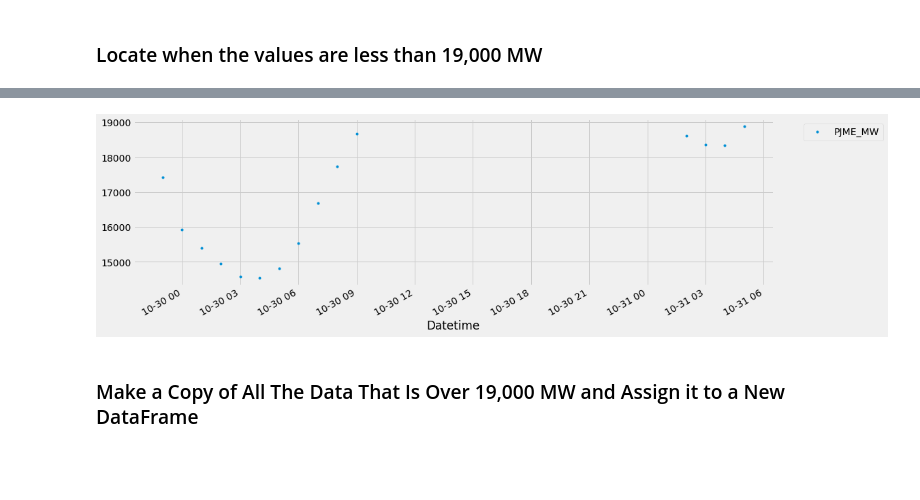
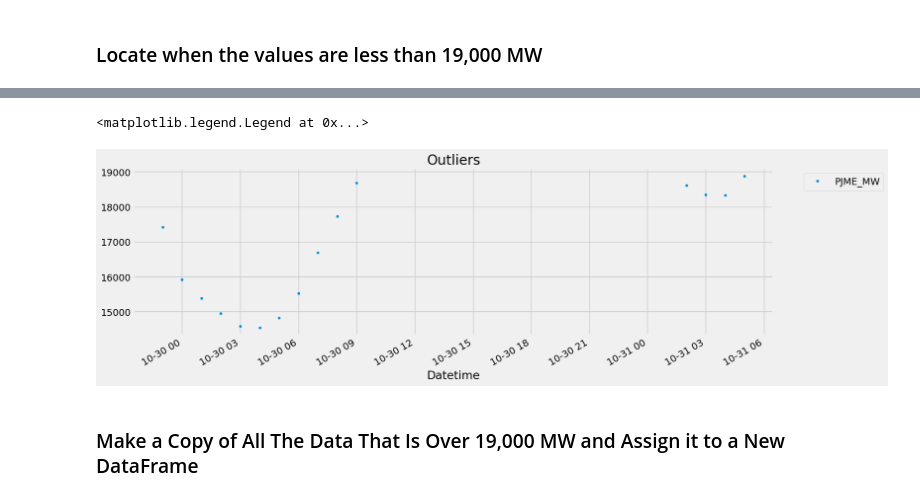
Before and after one commit to Ethann93/Time-Series-Forecasting-with-XGBoost-Cross-Validation-, a Jupyter notebook: Time Series Forecasting with XGBoost & Cross-Validation .ipynb, the cells around one changed output, grey strips where cells are left out. Saved outputs shown, nothing was run; the diff lists cells and outputs as text; code cells hidden in the pictures; blank space fills up the shorter version.

```diff
--- a/Time Series Forecasting with XGBoost & Cross-Validation .ipynb
+++ b/Time Series Forecasting with XGBoost & Cross-Validation .ipynb
@@ -17,10 +17,13 @@ from sklearn.model_selection import TimeSeriesSplit
 df = pd.read_csv('PJME_hourly.csv')
 
 ### Set Index as Datetime
-df = df.set_index('Datetime')
+#df = df.set_index('Datetime')
 
 #Change Datetime Datatype to Datetime
-df.index = pd.to_datetime(df.index)
+#df.index = pd.to_datetime(df.index)
+
+df['Datetime'] = pd.to_datetime(df['Datetime'])
+df.set_index('Datetime', inplace=True)
 # %% [markdown]
 ## Data Exploration & Cleaning
 # %%
@@ -95,8 +118,9 @@ Looks like the values tend to drop below 20,000 MW, however, there are only one
 # %%
-df.query('PJME_MW < 19000').plot(figsize = (15,5), style = '.')
-plt.legend(bbox_to_anchor=(1.04,1));
+df.query('PJME_MW < 19000')['PJME_MW'].plot(figsize = (15,5), style = '.', title='Outliers')
+plt.legend(bbox_to_anchor=(1.04,1))
 # %% [output]
+<matplotlib.legend.Legend at 0x...>
-[figure, old version]
+[figure, new version]
 # %% [markdown]
 ### Make a Copy of All The Data That Is Over 19,000 MW and Assign it to a New DataFrame
 # %%
```
Also changed, not shown: parts of 15 cells of this notebook, 1 other file.
